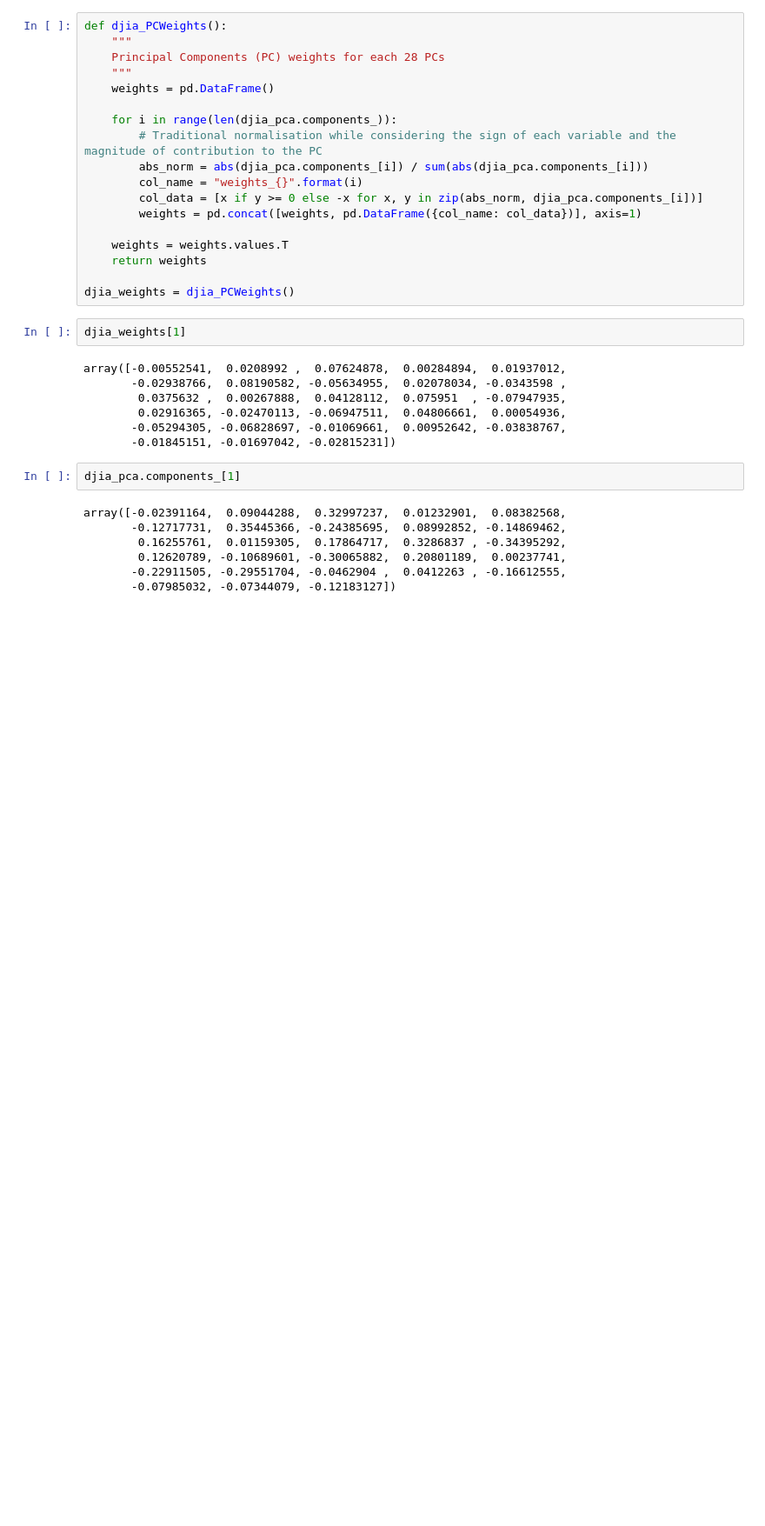
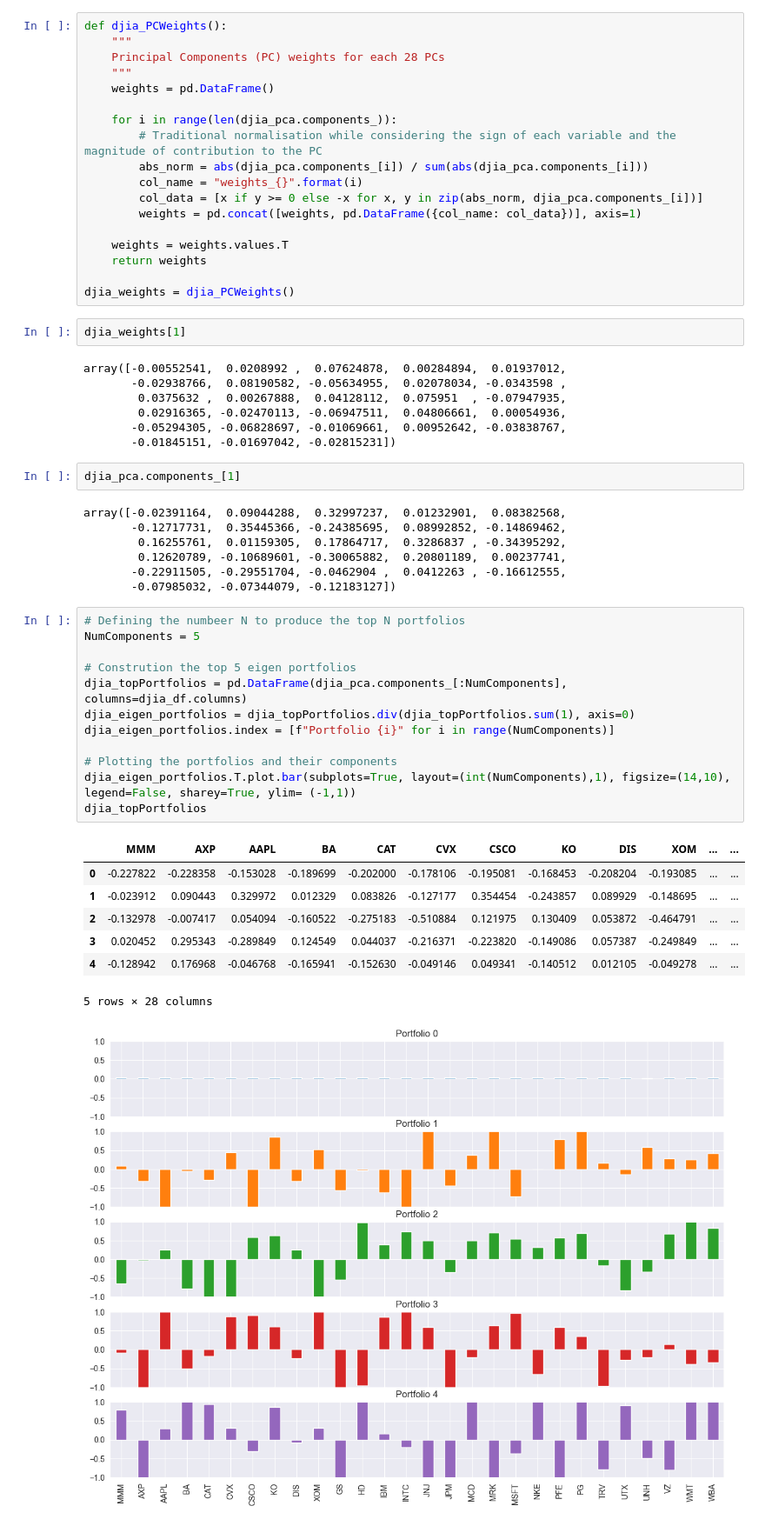
Before and after one commit to MJ-Peters/ADFT-Portfolio-Management-Coursework, a Jupyter notebook: CD22398.ipynb, the cells around one changed output. Shown at 87% size. Drawn from its saved outputs; the diff is of its cells as text; blank space fills up the shorter version.

```diff
--- a/CD22398.ipynb
+++ b/CD22398.ipynb
@@ -481,3 +486,24 @@ array([-0.02391164,  0.09044288,  0.32997237,  0.01232901,  0.08382568,
         0.12620789, -0.10689601, -0.30065882,  0.20801189,  0.00237741,
        -0.22911505, -0.29551704, -0.0462904 ,  0.0412263 , -0.16612555,
        -0.07985032, -0.07344079, -0.12183127])
+# %%
+# Defining the numbeer N to produce the top N portfolios
+NumComponents = 5
+
+# Constrution the top 5 eigen portfolios
+djia_topPortfolios = pd.DataFrame(djia_pca.components_[:NumComponents], columns=djia_df.columns)
+djia_eigen_portfolios = djia_topPortfolios.div(djia_topPortfolios.sum(1), axis=0)
+djia_eigen_portfolios.index = [f"Portfolio {i}" for i in range(NumComponents)]
+
+# Plotting the portfolios and their components
+djia_eigen_portfolios.T.plot.bar(subplots=True, layout=(int(NumComponents),1), figsize=(14,10), legend=False, sharey=True, ylim= (-1,1))
+djia_topPortfolios
+# %% [output]
+|  | MMM | AXP | AAPL | BA | CAT | CVX | CSCO | KO | DIS | XOM | ... | ... |
+| 0 | -0.227822 | -0.228358 | -0.153028 | -0.189699 | -0.202000 | -0.178106 | -0.195081 | -0.168453 | -0.208204 | -0.193085 | ... | ... |
+| 1 | -0.023912 | 0.090443 | 0.329972 | 0.012329 | 0.083826 | -0.127177 | 0.354454 | -0.243857 | 0.089929 | -0.148695 | ... | ... |
+| 2 | -0.132978 | -0.007417 | 0.054094 | -0.160522 | -0.275183 | -0.510884 | 0.121975 | 0.130409 | 0.053872 | -0.464791 | ... | ... |
+| 3 | 0.020452 | 0.295343 | -0.289849 | 0.124549 | 0.044037 | -0.216371 | -0.223820 | -0.149086 | 0.057387 | -0.249849 | ... | ... |
+| 4 | -0.128942 | 0.176968 | -0.046768 | -0.165941 | -0.152630 | -0.049146 | 0.049341 | -0.140512 | 0.012105 | -0.049278 | ... | ... |
+5 rows × 28 columns
+[figure, added]
```
Also changed, not shown: parts of 3 cells of this notebook.
